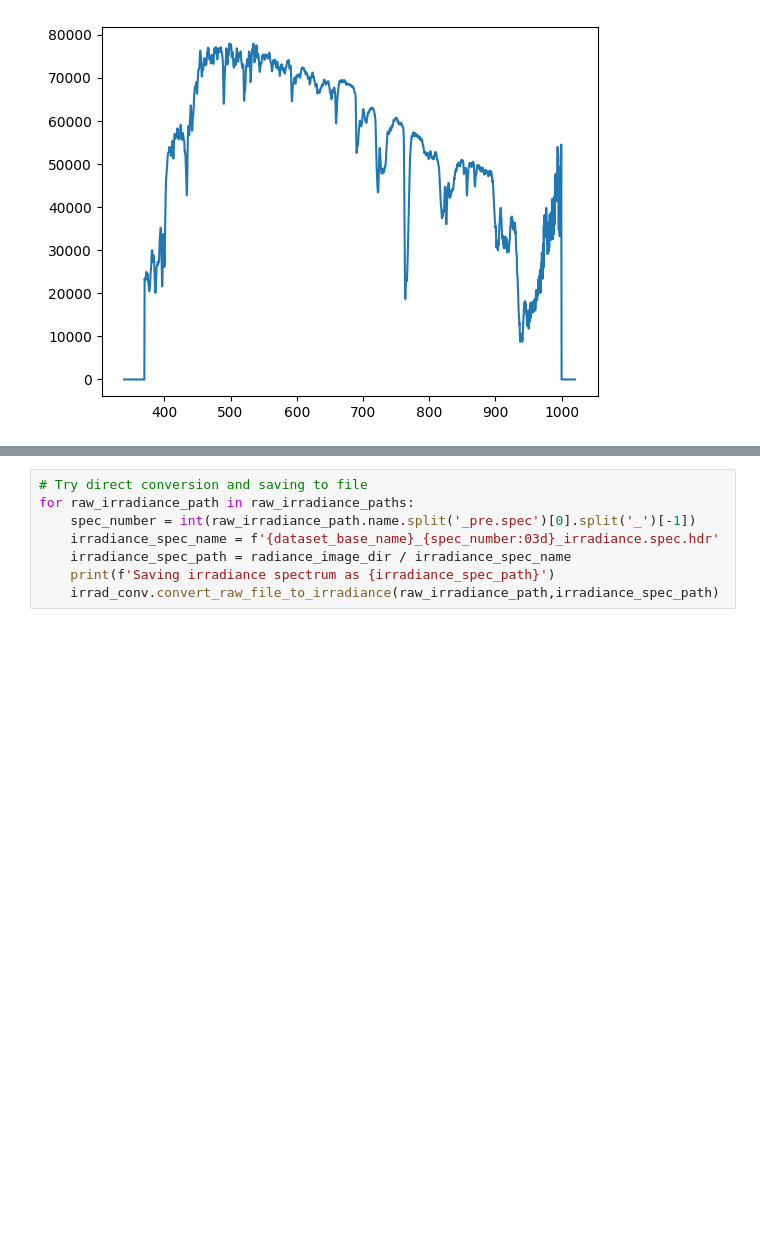
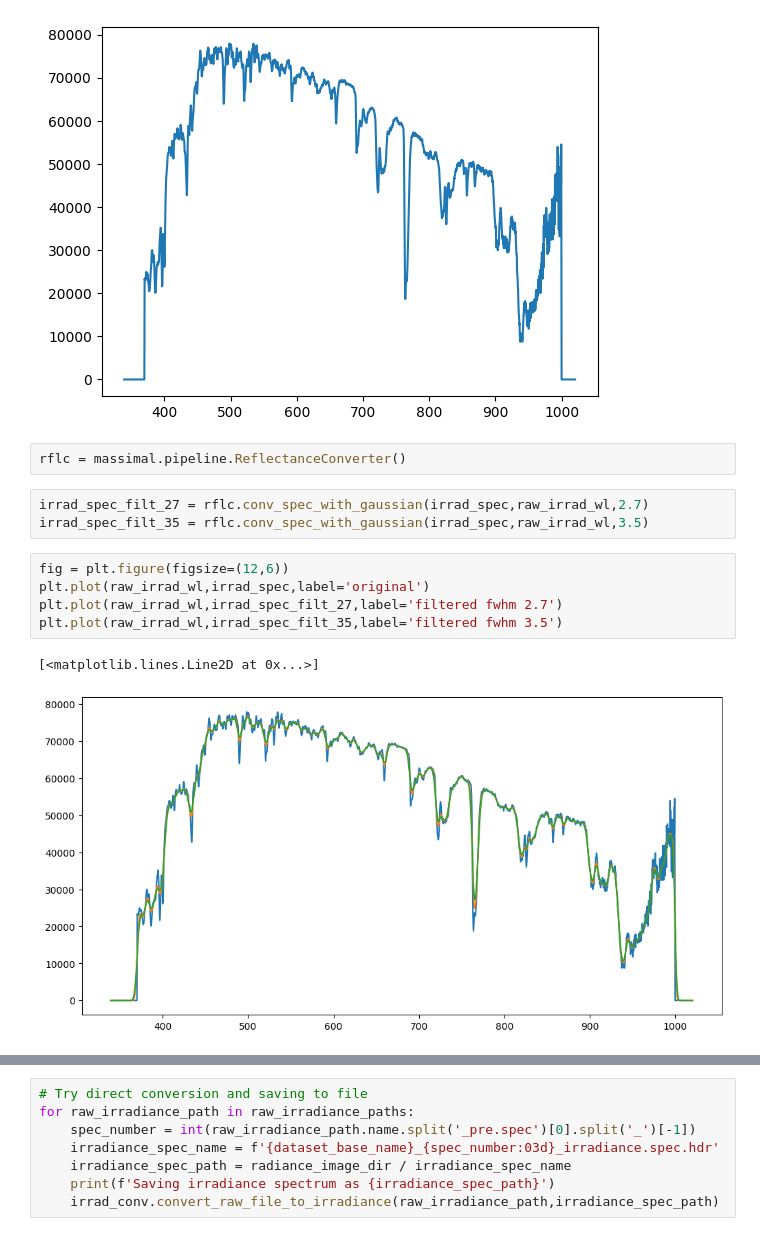
Before and after one commit to mh-skjelvareid/massimal, a Jupyter notebook: prelim/pipeline_processor/test_irradiance_processing.ipynb, the cells around one changed output, grey strips where cells are left out. Drawn from its saved outputs; the diff is of its cells as text; blank space fills up the shorter version.

Commit message:
Developing pipeline, testing

```diff
--- a/prelim/pipeline_processor/test_irradiance_processing.ipynb
+++ b/prelim/pipeline_processor/test_irradiance_processing.ipynb
@@ -40,3 +40,16 @@ plt.plot(raw_irrad_wl,irrad_spec)
 # %% [output]
 [<matplotlib.lines.Line2D at 0x...>]
 [figure]
+# %%
+rflc = massimal.pipeline.ReflectanceConverter()
+# %%
+irrad_spec_filt_27 = rflc.conv_spec_with_gaussian(irrad_spec,raw_irrad_wl,2.7)
+irrad_spec_filt_35 = rflc.conv_spec_with_gaussian(irrad_spec,raw_irrad_wl,3.5)
+# %%
+fig = plt.figure(figsize=(12,6))
+plt.plot(raw_irrad_wl,irrad_spec,label='original')
+plt.plot(raw_irrad_wl,irrad_spec_filt_27,label='filtered fwhm 2.7')
+plt.plot(raw_irrad_wl,irrad_spec_filt_35,label='filtered fwhm 3.5')
+# %% [output]
+[<matplotlib.lines.Line2D at 0x...>]
+[figure, added]
```
Also changed, not shown: parts of 1 cell of this notebook, 1 other file.
